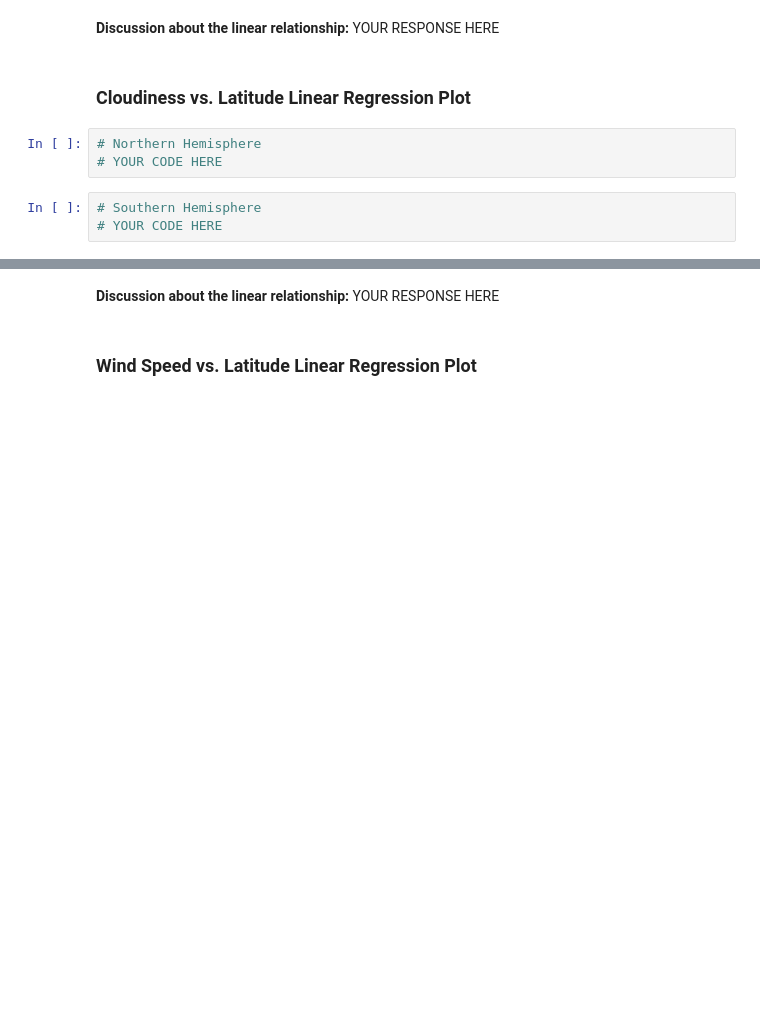
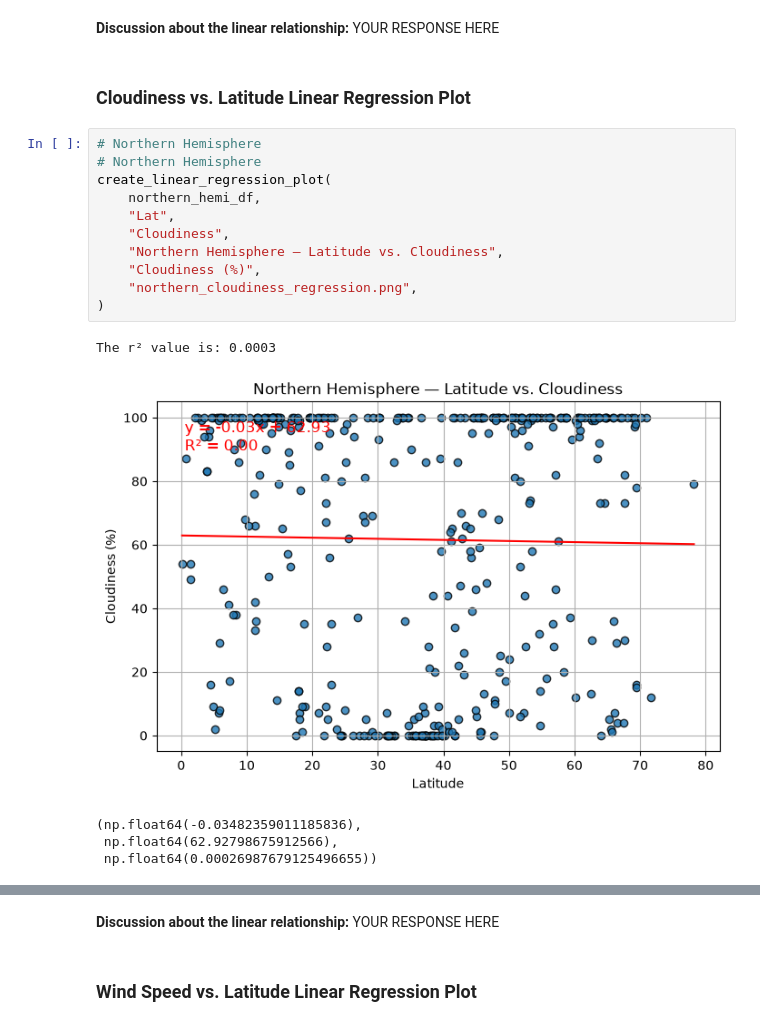
Before and after one commit to a1990alpalo/python-api-challenge-2023, a Jupyter notebook: WeatherPy.ipynb, the cells around one changed output, grey strips where cells are left out. Cells and saved outputs as stored; diff of their text form; blank space fills up the shorter version.

```diff
--- a/WeatherPy.ipynb
+++ b/WeatherPy.ipynb
@@ -471,9 +452,20 @@ The r^2 value is: {r_value**2}
 **Discussion about the linear relationship:** YOUR RESPONSE HERE
 # %% [markdown]
 ### Cloudiness vs. Latitude Linear Regression Plot
-# %%
-# Northern Hemisphere
-# YOUR CODE HERE
-# %%
-# Southern Hemisphere
-# YOUR CODE HERE
+# %%
+# Northern Hemisphere
+# Northern Hemisphere
+create_linear_regression_plot(
+    northern_hemi_df,
+    "Lat",
+    "Cloudiness",
+    "Northern Hemisphere — Latitude vs. Cloudiness",
+    "Cloudiness (%)",
+    "northern_cloudiness_regression.png",
+)
+# %% [output]
+The r² value is: 0.0003
+[figure, added]
+(np.float64(-0.03482359011185836),
+ np.float64(62.92798675912566),
+ np.float64(0.00026987679125496655))
```
Also changed, not shown: parts of 9 cells of this notebook, 6 other files.
